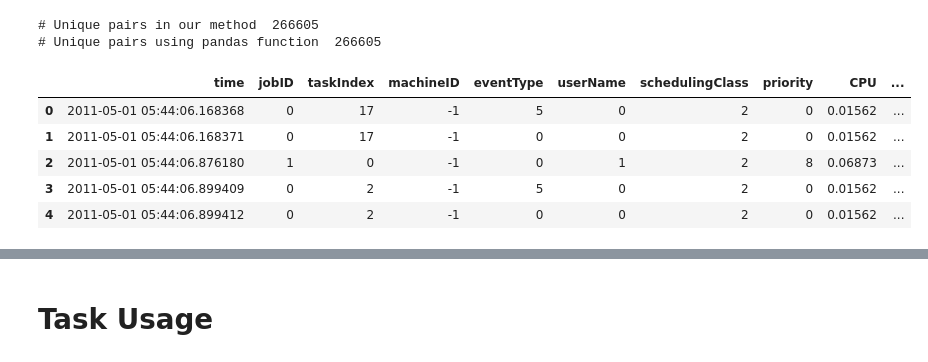
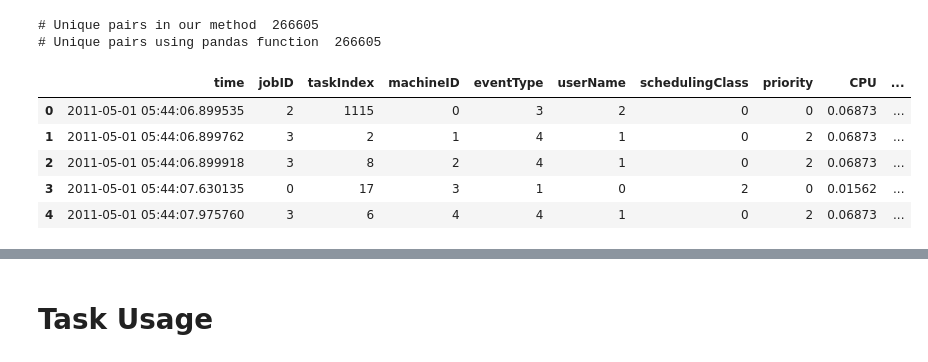
Before and after one commit to davej23/scc411-project, a Jupyter notebook: pre-processing.ipynb, the cells around one changed output, grey strips where cells are left out. Cells and saved outputs as stored; diff of their text form; code cells hidden in the pictures.

```diff
--- a/pre-processing.ipynb
+++ b/pre-processing.ipynb
@@ -198,13 +222,15 @@ print('# Unique pairs using pandas function ', len(task_events_clean[['jobID', '
 # %%
 #
 # Convert time to timestamp
 #
 task_events['time'] = pd.to_datetime(task_events['time'], unit='us', origin='2011-05-01')
-task_events.head()
+task_events_clean['time'] = pd.to_datetime(task_events_clean['time'], unit='us', origin='2011-05-01')
+
+task_events_clean.head()
 # %% [output]
 |  | time | jobID | taskIndex | machineID | eventType | userName | schedulingClass | priority | CPU | ... |
-| 0 | 2011-05-01 05:44:06.168368 | 0 | 17 | -1 | 5 | 0 | 2 | 0 | 0.01562 | ... |
-| 1 | 2011-05-01 05:44:06.168371 | 0 | 17 | -1 | 0 | 0 | 2 | 0 | 0.01562 | ... |
-| 2 | 2011-05-01 05:44:06.876180 | 1 | 0 | -1 | 0 | 1 | 2 | 8 | 0.06873 | ... |
-| 3 | 2011-05-01 05:44:06.899409 | 0 | 2 | -1 | 5 | 0 | 2 | 0 | 0.01562 | ... |
-| 4 | 2011-05-01 05:44:06.899412 | 0 | 2 | -1 | 0 | 0 | 2 | 0 | 0.01562 | ... |
+| 0 | 2011-05-01 05:44:06.899535 | 2 | 1115 | 0 | 3 | 2 | 0 | 0 | 0.06873 | ... |
+| 1 | 2011-05-01 05:44:06.899762 | 3 | 2 | 1 | 4 | 1 | 0 | 2 | 0.06873 | ... |
+| 2 | 2011-05-01 05:44:06.899918 | 3 | 8 | 2 | 4 | 1 | 0 | 2 | 0.06873 | ... |
+| 3 | 2011-05-01 05:44:07.630135 | 0 | 17 | 3 | 1 | 0 | 2 | 0 | 0.01562 | ... |
+| 4 | 2011-05-01 05:44:07.975760 | 3 | 6 | 4 | 4 | 1 | 0 | 2 | 0.06873 | ... |
```
Also changed, not shown: parts of 16 cells of this notebook.
